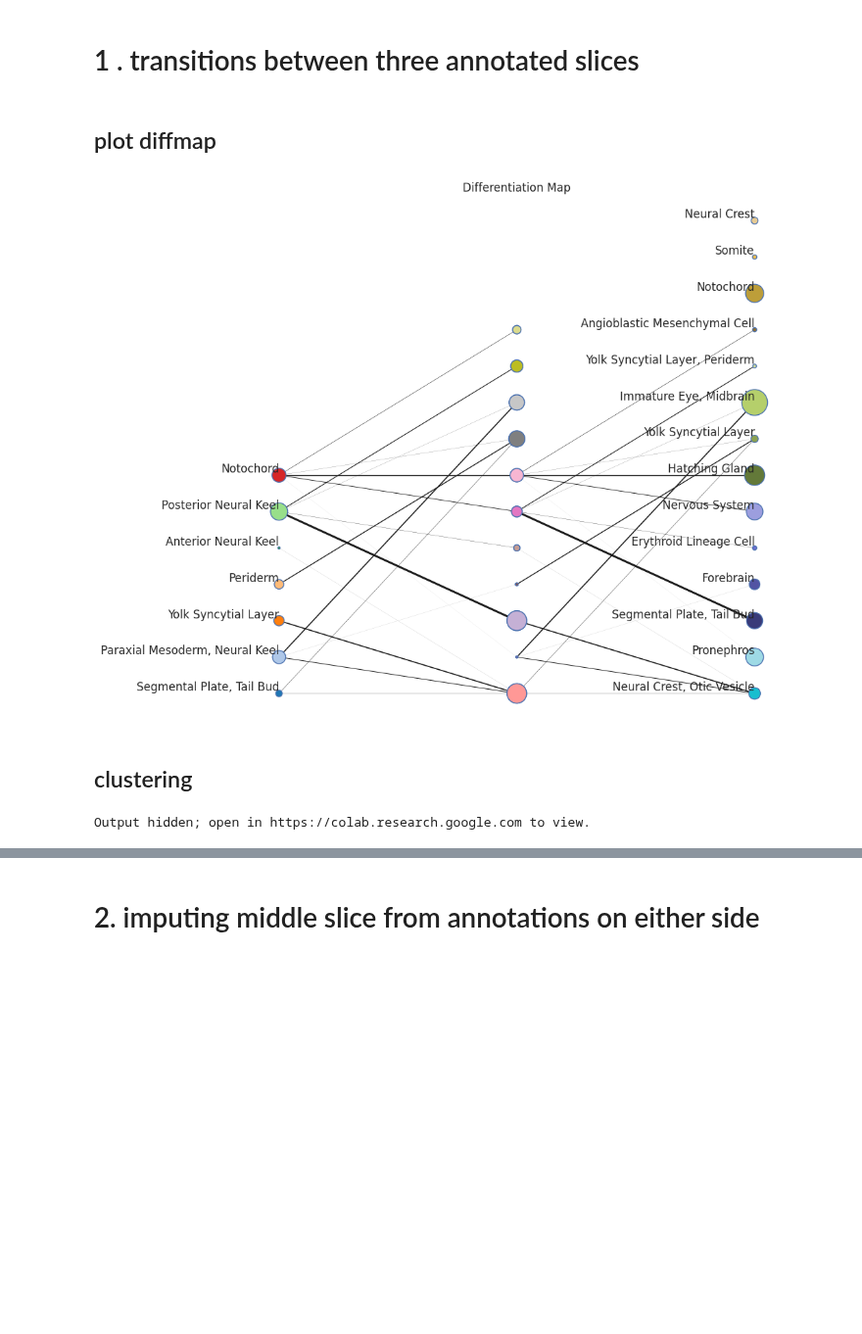
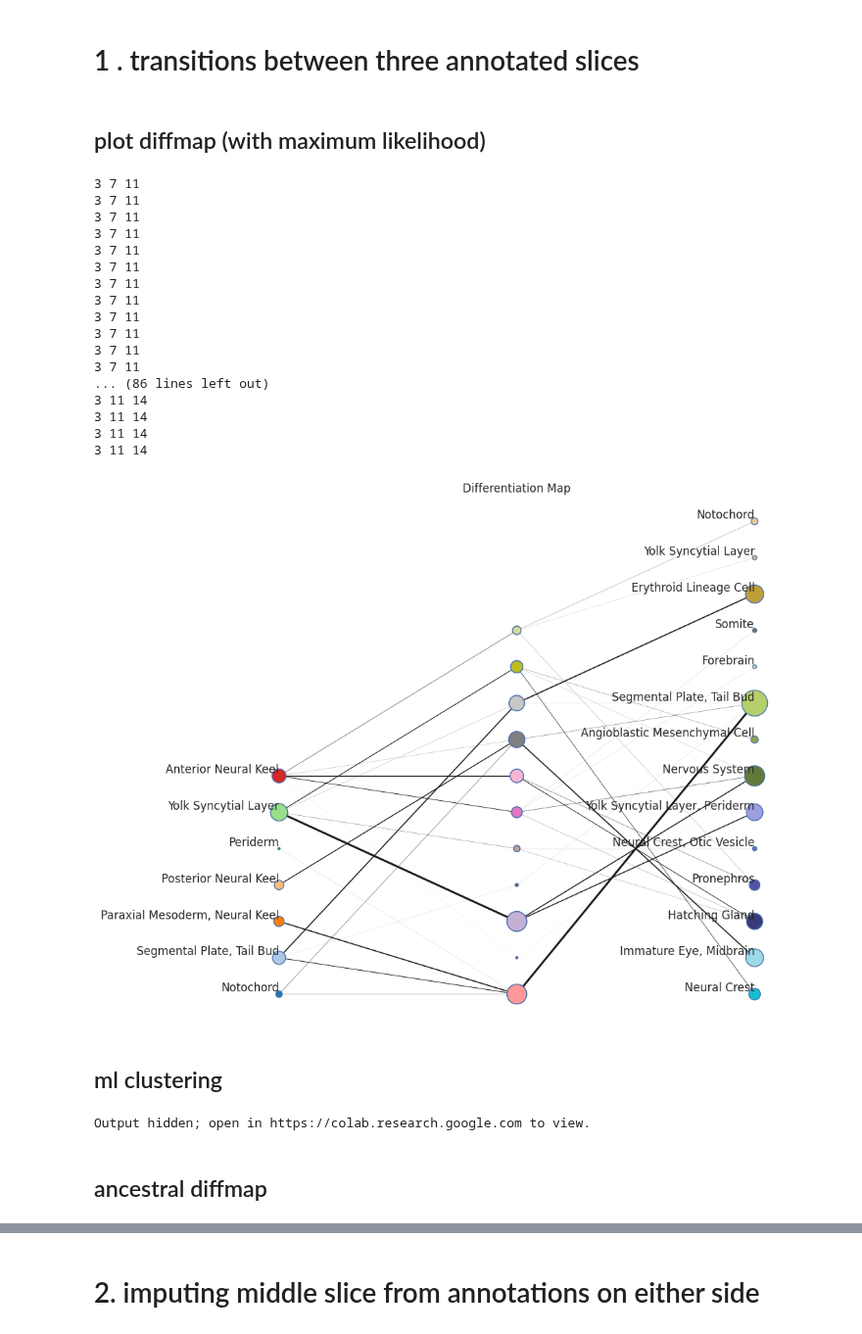
Before and after one commit to raphael-group/HM-OT, a Jupyter notebook: experiments/zf_test_viz.ipynb, the cells around one changed output, grey strips where cells are left out. Shown at 98% size. Cells and saved outputs as stored; diff of their text form; code cells hidden in the pictures; blank space fills up the shorter version.

Commit message:
updated clustering code
added descriptions, some variants of existing clusterings

```diff
--- a/experiments/zf_test_viz.ipynb
+++ b/experiments/zf_test_viz.ipynb
@@ -184,7 +187,7 @@ ann_T0_imp = np.load(filehandle_load_output + 'ann_T0_imp.npy')
 ann_T1_imp = np.load(filehandle_load_output + 'ann_T1_imp.npy')
 
 ann_T0 = np.load(filehandle_load_output + 'ann_T0.npy')
-ann_T1 = np.load(filehandle_load_output + 'ann_T0.npy')
+ann_T1 = np.load(filehandle_load_output + 'ann_T1.npy')
 # %% [markdown]
 ## load labels
 # %%
@@ -210,20 +213,39 @@ node_labels = [ct_ann_0, ct_ann_1, ct_ann_2]
 # %% [markdown]
 # 1 . transitions between three annotated slices
 # %% [markdown]
-## plot diffmap
+## plot diffmap (with maximum likelihood)
 # %%
 Qs_ann = [ann_Q0, ann_Q1, ann_Q2]
 Ts_ann = [ann_T0, ann_T1]
 node_labels1 = [ct_ann_0, None, ct_ann_2]
 
-clustering.diffmap_from_QT(Qs_ann, Ts_ann, node_labels=node_labels1)
+clustering.diffmap_from_QT(Qs=Qs_ann, Ts=Ts_ann, node_labels=node_labels1)
 # %% [output]
+3 7 11
+3 7 11
+3 7 11
+3 7 11
+3 7 11
+3 7 11
+3 7 11
+3 7 11
+3 7 11
+3 7 11
+3 7 11
+3 7 11
+... (86 lines left out)
+3 11 14
+3 11 14
+3 11 14
+3 11 14
-[figure, old version]
+[figure, new version]
 # %% [markdown]
-## clustering
+## ml clustering
 # %%
 Ss = [S0, S1, S2]
 
 clustering.plot_clusters_from_QT(Ss, Qs_ann, Ts_ann, node_labels)
 # %% [output]
 Output hidden; open in https://colab.research.google.com to view.
+# %% [markdown]
+## ancestral diffmap
```
Also changed, not shown: parts of 5 cells of this notebook, 1 other file.
